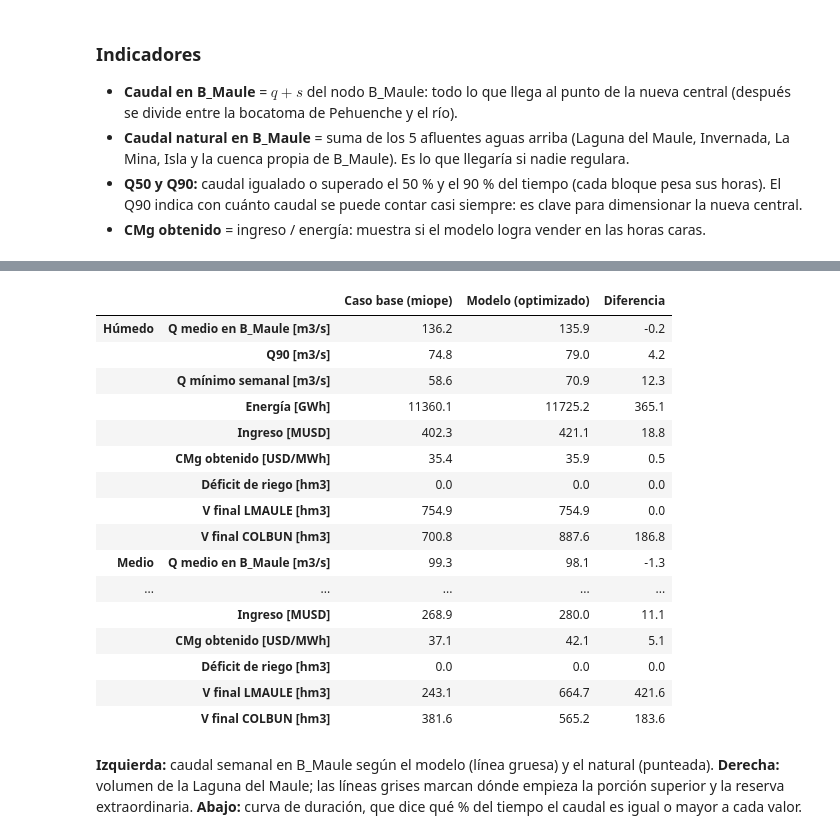
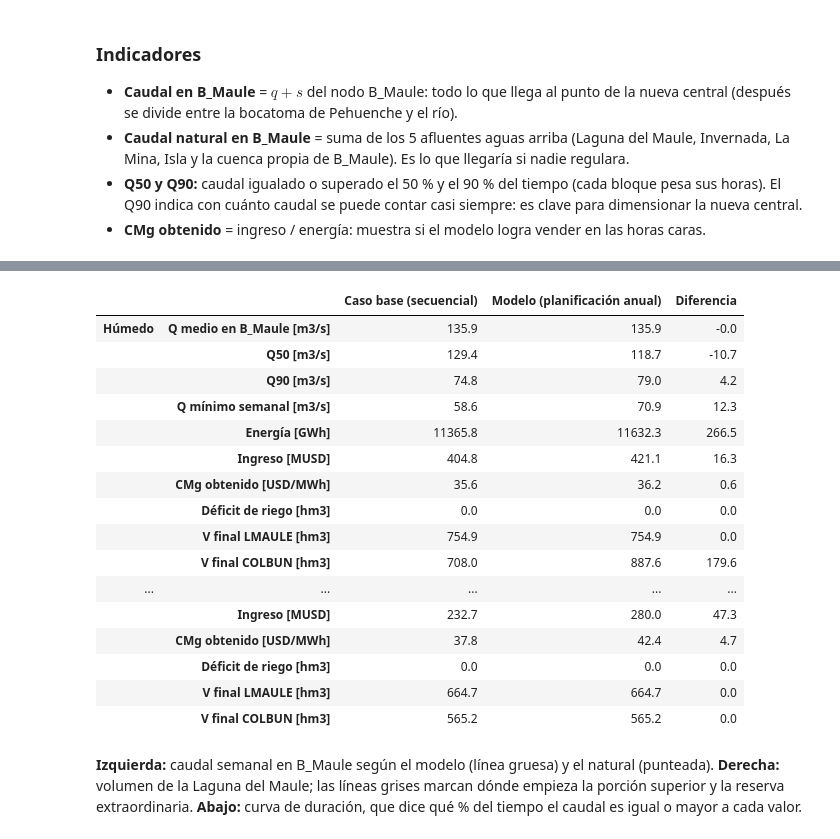
Before and after one commit to Jerrazuriz/Capstone, a Jupyter notebook: resultados_corrida/Modelo_Final_Maule_C2_corregido_ejecutado.ipynb, the cells around one changed output, grey strips where cells are left out. Saved outputs shown, nothing was run; the diff lists cells and outputs as text; code cells hidden in the pictures.

```diff
--- a/resultados_corrida/Modelo_Final_Maule_C2_corregido_ejecutado.ipynb
+++ b/resultados_corrida/Modelo_Final_Maule_C2_corregido_ejecutado.ipynb
@@ -1083,51 +1084,71 @@ El caso base cumple exactamente las mismas reglas que el modelo: física, riego
 # %%
-def caso_base_miope(afl, pi=None, conv=None, condicion_terminal=False):
-    """Caso base: operación MIOPE. Cada semana se decide maximizando solo el ingreso de esa
-    semana, sin mirar las semanas siguientes ni el fin de año. Se resuelve semana a semana:
-    se optimiza la semana t, se fijan sus decisiones y se pasa a la t+1. Respeta toda la física,
-    el riego y el Convenio; solo le falta la visión de futuro (no hay condición de volumen final).
-    condicion_terminal=True mantiene V_final >= V_inicial (sensibilidad de la sección 11d)."""
+def caso_base_secuencial(afl, pi=None, conv=None, condicion_terminal=True, riego_estricto=True):
+    """Caso base: operación secuencial con objetivo semanal.
+
+    En la semana t solo se valoriza el ingreso de esa semana; luego se fijan sus decisiones y se
+    avanza a la t+1. Las restricciones de las semanas futuras siguen activas.
+
+    condicion_terminal=True  mantiene V_final >= V_inicial (igual que el modelo).
+    riego_estricto=True      exige déficit de riego cero en las 48 semanas (igual al resultado del
+                             modelo). Con False el déficit es una holgura penalizada solo en la semana
+                             en curso, como en el miope puro.
+    Con (False, False) se obtiene el miope puro de la entrega anterior (sensibilidad de la sección 11d).
+    """
     M = construir_modelo(afl, pi, conv)
     m, q, s, pi_ = M["m"], M["q"], M["s"], M["pi"]
-    for e in EMBALSES if not condicion_terminal else []:   # sin condición de volumen final
-        M["V"][e, NT - 1].LB = V_INFERIOR if e == LAGUNA else float(RED.at[e, "Vmin"])
+    if not condicion_terminal:                             # sin condición de volumen final
+        for e in EMBALSES:
+            M["V"][e, NT - 1].LB = V_INFERIOR if e == LAGUNA else float(RED.at[e, "Vmin"])
+    if riego_estricto:                                     # riego sin déficit en todo el horizonte
+        for t in range(NT):
+            for b in range(NB):
+                M["deficit"][t, b].UB = 0.0
     t0 = time.time()
     for t in range(NT):
         B = range(NB)
         ingreso_t = gp.quicksum(float(pi_[RED.at[n, "barra"]][t, b] * RED.at[n, "eta"] * H[t, b]) * q[n, t, b]
                                 for n in CENTRALES for b in B)
-        castigo_t = gp.quicksum(PEN_DEFICIT * float(H[t, b]) * M["deficit"][t, b] for b in B) \
-            + PEN_DEFICIT * float(H[t].sum()) * (FILT - M["f"][t])
+        castigo_t = PEN_DEFICIT * float(H[t].sum()) * (FILT - M["f"][t])
+        if not riego_estricto:
+            castigo_t += gp.quicksum(PEN_DEFICIT * float(H[t, b]) * M["deficit"][t, b] for b in B)
         desempate_t = gp.quicksum(DESEMPATE * float(H[t, b]) * s[n, t, b] for n in CENTRALES for b in B)
         m.setObjective(ingreso_t - castigo_t - desempate_t, GRB.MAXIMIZE)
-        X = optimizar(m)
+        try:
+            X = optimizar(m)
+        except RuntimeError as err:
+            raise RuntimeError(f"Caso base secuencial: semana {t + 1} sin solución ({err})")
         continuas = [q[n, t, b] for n in NODOS for b in B] + [s[n, t, b] for n in NODOS for b in B] \
             + [M["V"][e, t] for e in EMBALSES] + [M["deficit"][t, b] for b in B] + [M["f"][t]] \
             + [M["r"][t, b] for b in B] + [M["g"][t, b] for b in B] + [M["g_ro"][t], M["r_ro"][t]]
         binarias = [M["y"][t]] + [M["on"][t, b] for b in B]
         valores = [X(v) for v in continuas] + [round(X(v)) for v in binarias]
-        for v, x in zip(continuas + binarias, valores):      # se fijan las decisiones de la semana t
-            v.LB, v.UB = x, x
+        for v, x_ in zip(continuas + binarias, valores):     # se fijan las decisiones de la semana t
+            v.LB, v.UB = x_, x_
     M = resolver(M)
     M["seg"] = time.time() - t0
     return M
 
 
+def caso_base_miope(afl, pi=None, conv=None):
+    """Miope puro (caso base de la entrega anterior): sin condición terminal y riego penalizado semana a semana."""
+    return caso_base_secuencial(afl, pi, conv, condicion_terminal=False, riego_estricto=False)
+
+
 BASE = {}
 for nombre, anio in ESCENARIOS.items():
-    BASE[nombre] = caso_base_miope(AFL[anio])
-    otros = [e for e in verificar(BASE[nombre]) if not e.startswith("volumen final")]
-    print(f"{nombre:7s}: caso base resuelto en {BASE[nombre]['seg']:.0f} s | "
-          + ("verificación OK" if not otros else f"REVISAR: {otros[:5]}"))
+    BASE[nombre] = caso_base_secuencial(AFL[anio])
+    errores = verificar(BASE[nombre])                      # mismas condiciones de borde: se verifica todo
+    print(f"{nombre:7s}: caso base secuencial resuelto en {BASE[nombre]['seg']:.0f} s | "
+          + ("verificación OK" if not errores else f"REVISAR: {errores[:5]}"))
 
-KPI = ["Q medio en B_Maule [m3/s]", "Q90 [m3/s]", "Q mínimo semanal [m3/s]", "Energía [GWh]",
-       "Ingreso [MUSD]", "CMg obtenido [USD/MWh]", "Déficit de riego [hm3]", "V final LMAULE [hm3]",
-       "V final COLBUN [hm3]"]
+KPI = ["Q medio en B_Maule [m3/s]", "Q50 [m3/s]", "Q90 [m3/s]", "Q mínimo semanal [m3/s]",
+       "Energía [GWh]", "Ingreso [MUSD]", "CMg obtenido [USD/MWh]", "Déficit de riego [hm3]",
+       "V final LMAULE [hm3]", "V final COLBUN [hm3]"]
 filas = {}
 for k, a in ESCENARIOS.items():
     rm, rb = resumen(RES[k], k, a), resumen(BASE[k], k, a)
     for kpi in KPI:
-        filas[(k, kpi)] = {"Caso base (miope)": rb[kpi], "Modelo (optimizado)": rm[kpi],
+        filas[(k, kpi)] = {"Caso base (secuencial)": rb[kpi], "Modelo (planificación anual)": rm[kpi],
                            "Diferencia": rm[kpi] - rb[kpi]}
 COMPARACION = pd.DataFrame(filas).T
 COMPARACION.round(1)
@@ -1144,20 +1159,20 @@ Seco   : caso base resuelto en 2 s | verificación OK
-|  |  | Caso base (miope) | Modelo (optimizado) | Diferencia |
-| Húmedo | Q medio en B_Maule [m3/s] | 136.2 | 135.9 | -0.2 |
+|  |  | Caso base (secuencial) | Modelo (planificación anual) | Diferencia |
+| Húmedo | Q medio en B_Maule [m3/s] | 135.9 | 135.9 | -0.0 |
+|  | Q50 [m3/s] | 129.4 | 118.7 | -10.7 |
 |  | Q90 [m3/s] | 74.8 | 79.0 | 4.2 |
 |  | Q mínimo semanal [m3/s] | 58.6 | 70.9 | 12.3 |
-|  | Energía [GWh] | 11360.1 | 11725.2 | 365.1 |
-|  | Ingreso [MUSD] | 402.3 | 421.1 | 18.8 |
-|  | CMg obtenido [USD/MWh] | 35.4 | 35.9 | 0.5 |
+|  | Energía [GWh] | 11365.8 | 11632.3 | 266.5 |
+|  | Ingreso [MUSD] | 404.8 | 421.1 | 16.3 |
+|  | CMg obtenido [USD/MWh] | 35.6 | 36.2 | 0.6 |
 |  | Déficit de riego [hm3] | 0.0 | 0.0 | 0.0 |
 |  | V final LMAULE [hm3] | 754.9 | 754.9 | 0.0 |
-|  | V final COLBUN [hm3] | 700.8 | 887.6 | 186.8 |
-| Medio | Q medio en B_Maule [m3/s] | 99.3 | 98.1 | -1.3 |
+|  | V final COLBUN [hm3] | 708.0 | 887.6 | 179.6 |
 | ... | ... | ... | ... | ... |
-|  | Ingreso [MUSD] | 268.9 | 280.0 | 11.1 |
-|  | CMg obtenido [USD/MWh] | 37.1 | 42.1 | 5.1 |
+|  | Ingreso [MUSD] | 232.7 | 280.0 | 47.3 |
+|  | CMg obtenido [USD/MWh] | 37.8 | 42.4 | 4.7 |
 |  | Déficit de riego [hm3] | 0.0 | 0.0 | 0.0 |
-|  | V final LMAULE [hm3] | 243.1 | 664.7 | 421.6 |
-|  | V final COLBUN [hm3] | 381.6 | 565.2 | 183.6 |
+|  | V final LMAULE [hm3] | 664.7 | 664.7 | 0.0 |
+|  | V final COLBUN [hm3] | 565.2 | 565.2 | 0.0 |
 # %% [markdown]
 **Izquierda:** caudal semanal en B_Maule según el modelo (línea gruesa) y el natural (punteada). **Derecha:** volumen de la Laguna del Maule; las líneas grises marcan dónde empieza la porción superior y la reserva extraordinaria. **Abajo:** curva de duración, que dice qué % del tiempo el caudal es igual o mayor a cada valor.
 # %%
```
Also changed, not shown: parts of 27 cells of this notebook, 18 other files.
